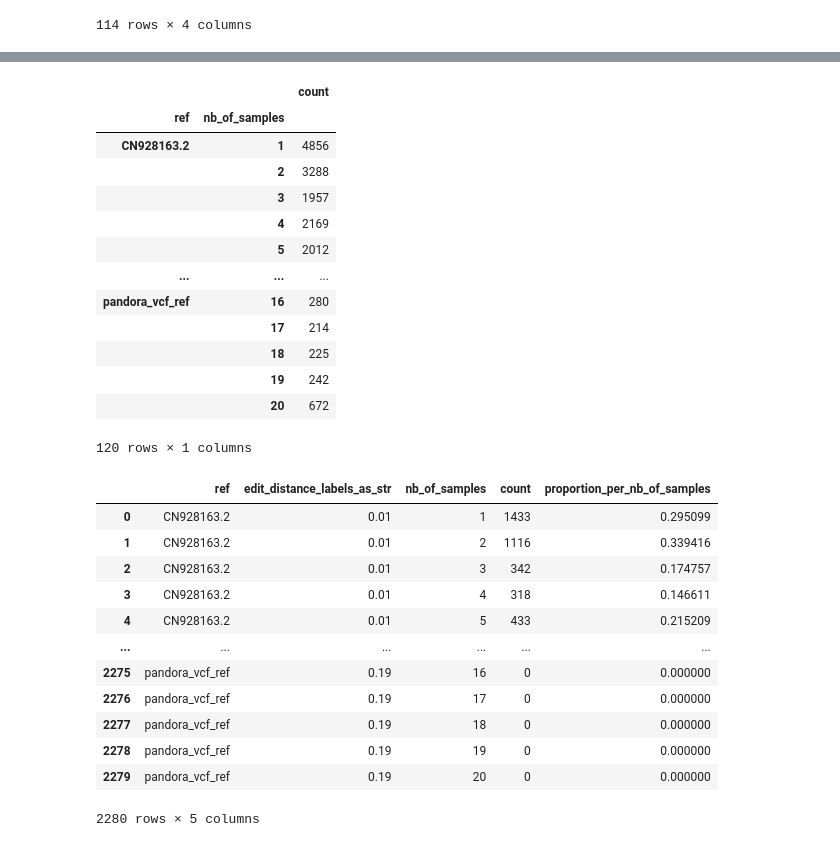
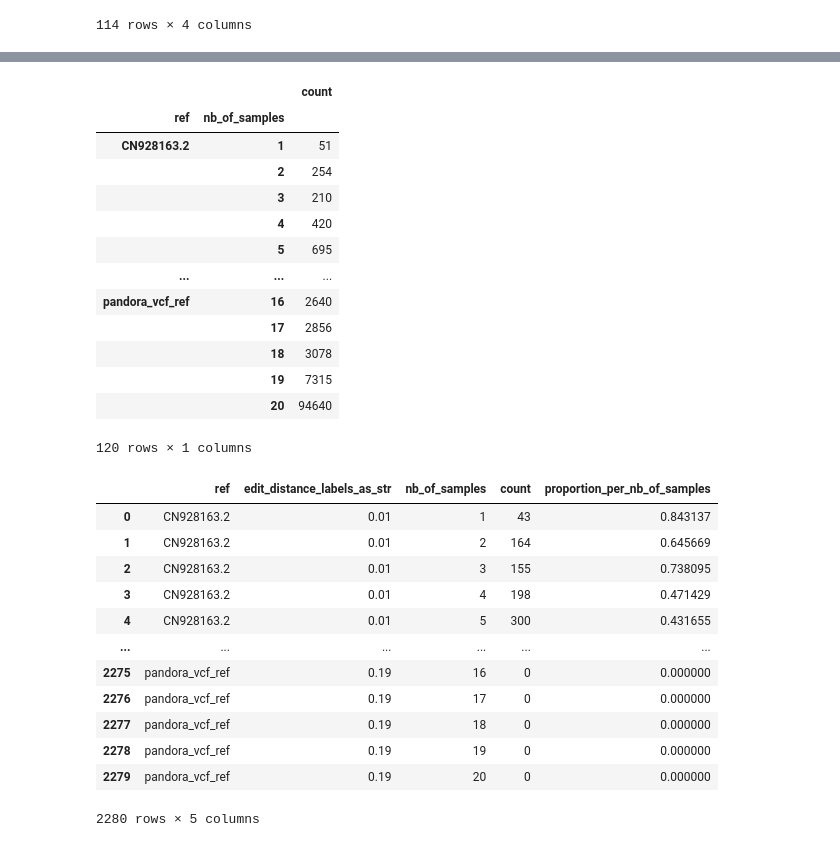
Before and after one commit to leoisl/pandora_gene_distance, a Jupyter notebook: notebooks/gene_plots/gene_plots.ipynb, the cells around one changed output, grey strips where cells are left out. Saved outputs shown, nothing was run; the diff lists cells and outputs as text; code cells hidden in the pictures.

```diff
--- a/notebooks/gene_plots/gene_plots.ipynb
+++ b/notebooks/gene_plots/gene_plots.ipynb
@@ -185,0 +205,3 @@ fig
+# %%
+genes = genes.merge(genes_ref_samples, on=["gene_name", "ref"], how="inner")
+genes
@@ -186,5 +222,4 @@ fig
 # %%
-grouped_genes_by_gene_ref_and_ED = genes.groupby(by=["gene_name", "ref", "edit_distance_labels_as_str"]).count()[["status_truth_gene"]].rename(columns={"status_truth_gene": "nb_of_samples"})
-grouped_genes_by_gene_ref_and_ED = grouped_genes_by_gene_ref_and_ED.reset_index(drop=False)
-grouped_genes_by_gene_ref_and_ED
+counted_genes_by_gene_ref_ED_samples = genes.groupby(by=["gene_name", "ref", "edit_distance_labels_as_str", "nb_of_samples"]).count()[["status_truth_gene"]].rename(columns={"status_truth_gene": "count"}).reset_index(drop=False)
+counted_genes_by_gene_ref_ED_samples
 # %% [output]
@@ -204,5 +239,5 @@ grouped_genes_by_gene_ref_and_ED
 # %%
-counted_genes_by_gene_ref_and_ED = grouped_genes_by_gene_ref_and_ED.groupby(by=["ref", "edit_distance_labels_as_str", "nb_of_samples"]).count().rename(columns={"gene_name": "count"}).reset_index(drop=False)
-counted_genes_by_gene_ref_and_ED
+counted_genes_by_ref_ED_samples = counted_genes_by_gene_ref_ED_samples.groupby(by=["ref", "edit_distance_labels_as_str", "nb_of_samples"]).sum()[["count"]].reset_index(drop=False)
+counted_genes_by_ref_ED_samples
 # %% [output]
 |  | ref | edit_distance_labels_as_str | nb_of_samples | count |
@@ -221,7 +256,7 @@ counted_genes_by_gene_ref_and_ED
 # %%
-def fix_counted_genes_by_gene_ref_and_ED(counted_genes_by_gene_ref_and_ED):
-    all_edit_distances = sorted(counted_genes_by_gene_ref_and_ED["edit_distance_labels_as_str"].unique())
-    all_refs = sorted(counted_genes_by_gene_ref_and_ED["ref"].unique())
+def fix_counted_genes_by_gene_ref_and_ED(counted_genes_by_ref_ED_samples):
+    all_edit_distances = sorted(counted_genes_by_ref_ED_samples["edit_distance_labels_as_str"].unique())
+    all_refs = sorted(counted_genes_by_ref_ED_samples["ref"].unique())
     all_samples = list(range(1, 21))
 
     refs=[]
@@ -235,7 +270,7 @@ def fix_counted_genes_by_gene_ref_and_ED(counted_genes_by_gene_ref_and_ED):
                 edit_distances.append(edit_distance)
                 nbs_of_samples.append(nb_of_samples)
 
-                count_list = counted_genes_by_gene_ref_and_ED.query("ref==@ref & edit_distance_labels_as_str==@edit_distance & nb_of_samples==@nb_of_samples")["count"].to_list()
+                count_list = counted_genes_by_ref_ED_samples.query("ref==@ref & edit_distance_labels_as_str==@edit_distance & nb_of_samples==@nb_of_samples")["count"].to_list()
                 assert len(count_list) <= 1
                 if len(count_list) == 0:
                     counts.append(0)
@@ -246,7 +281,7 @@ def fix_counted_genes_by_gene_ref_and_ED(counted_genes_by_gene_ref_and_ED):
                                   "nb_of_samples": nbs_of_samples, "count": counts})
     return updated_df
 
-counted_genes_by_gene_ref_and_ED = fix_counted_genes_by_gene_ref_and_ED(counted_genes_by_gene_ref_and_ED)
-counted_genes_by_gene_ref_and_ED
+counted_genes_by_ref_ED_samples = fix_counted_genes_by_gene_ref_and_ED(counted_genes_by_ref_ED_samples)
+counted_genes_by_ref_ED_samples
 # %% [output]
 |  | ref | edit_distance_labels_as_str | nb_of_samples | count |
@@ -265,38 +320,38 @@ counted_genes_by_gene_ref_and_ED
 # %%
-def add_proportion_to_counted_genes_by_gene_ref_and_ED(counted_genes_by_gene_ref_and_ED):
-    total = counted_genes_by_gene_ref_and_ED.groupby(by=["ref", "nb_of_samples"]).sum()[["count"]]
+def add_proportion_to_counted_genes_by_gene_ref_and_ED(counted_genes_by_ref_ED_samples):
+    total = counted_genes_by_ref_ED_samples.groupby(by=["ref", "nb_of_samples"]).sum()[["count"]]
     display(total)
 
-    counted_genes_by_gene_ref_and_ED["proportion_per_nb_of_samples"] = \
-        counted_genes_by_gene_ref_and_ED.apply(
+    counted_genes_by_ref_ED_samples["proportion_per_nb_of_samples"] = \
+        counted_genes_by_ref_ED_samples.apply(
             lambda row: row["count"] / total.xs((row["ref"], row["nb_of_samples"]))["count"], axis=1)
-    return counted_genes_by_gene_ref_and_ED
+    return counted_genes_by_ref_ED_samples
 
 
-counted_genes_by_gene_ref_and_ED = add_proportion_to_counted_genes_by_gene_ref_and_ED(counted_genes_by_gene_ref_and_ED)
-counted_genes_by_gene_ref_and_ED.to_csv("counted_genes_by_gene_ref_and_ED.csv", index=False)
-counted_genes_by_gene_ref_and_ED
+counted_genes_by_ref_ED_samples = add_proportion_to_counted_genes_by_gene_ref_and_ED(counted_genes_by_ref_ED_samples)
+counted_genes_by_ref_ED_samples.to_csv("counted_genes_by_gene_ref_and_ED.csv", index=False)
+counted_genes_by_ref_ED_samples
 # %% [output]
 |  |  | count |
 | ref | nb_of_samples |  |
-| CN928163.2 | 1 | 4856 |
-|  | 2 | 3288 |
-|  | 3 | 1957 |
-|  | 4 | 2169 |
-|  | 5 | 2012 |
+| CN928163.2 | 1 | 51 |
+|  | 2 | 254 |
+|  | 3 | 210 |
+|  | 4 | 420 |
+|  | 5 | 695 |
 | ... | ... | ... |
-| pandora_vcf_ref | 16 | 280 |
-|  | 17 | 214 |
-|  | 18 | 225 |
-|  | 19 | 242 |
-|  | 20 | 672 |
+| pandora_vcf_ref | 16 | 2640 |
+|  | 17 | 2856 |
+|  | 18 | 3078 |
+|  | 19 | 7315 |
+|  | 20 | 94640 |
 120 rows × 1 columns
 |  | ref | edit_distance_labels_as_str | nb_of_samples | count | proportion_per_nb_of_samples |
-| 0 | CN928163.2 | 0.01 | 1 | 1433 | 0.295099 |
-| 1 | CN928163.2 | 0.01 | 2 | 1116 | 0.339416 |
-| 2 | CN928163.2 | 0.01 | 3 | 342 | 0.174757 |
-| 3 | CN928163.2 | 0.01 | 4 | 318 | 0.146611 |
-| 4 | CN928163.2 | 0.01 | 5 | 433 | 0.215209 |
+| 0 | CN928163.2 | 0.01 | 1 | 43 | 0.843137 |
+| 1 | CN928163.2 | 0.01 | 2 | 164 | 0.645669 |
+| 2 | CN928163.2 | 0.01 | 3 | 155 | 0.738095 |
+| 3 | CN928163.2 | 0.01 | 4 | 198 | 0.471429 |
+| 4 | CN928163.2 | 0.01 | 5 | 300 | 0.431655 |
 | ... | ... | ... | ... | ... | ... |
 | 2275 | pandora_vcf_ref | 0.19 | 16 | 0 | 0.000000 |
 | 2276 | pandora_vcf_ref | 0.19 | 17 | 0 | 0.000000 |
```
Also changed, not shown: parts of 8 cells of this notebook.
